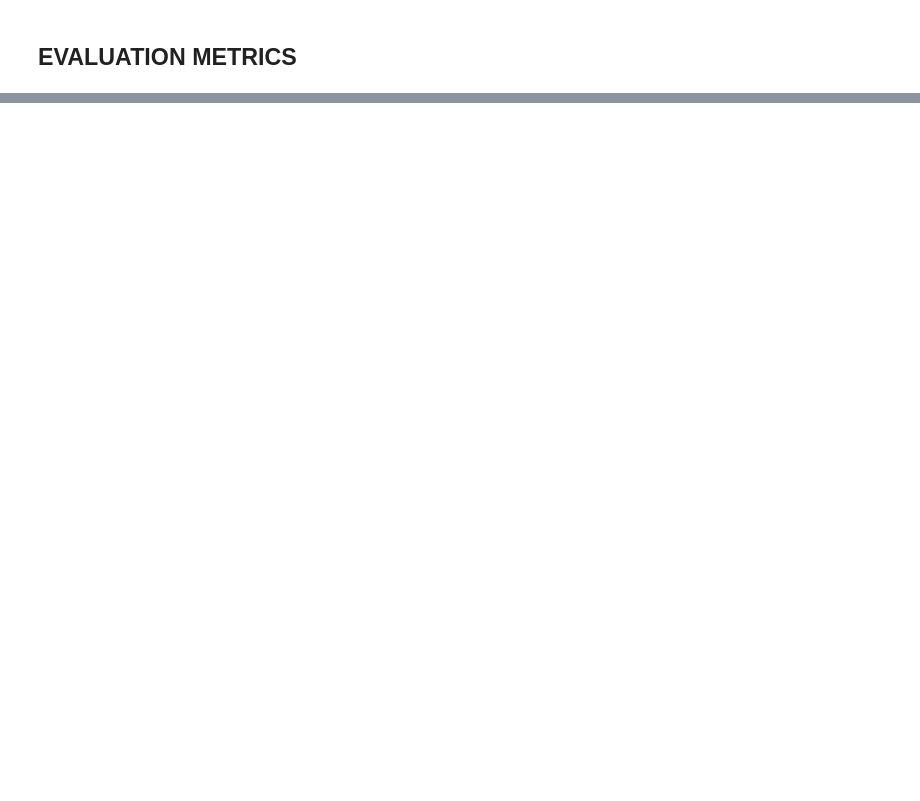
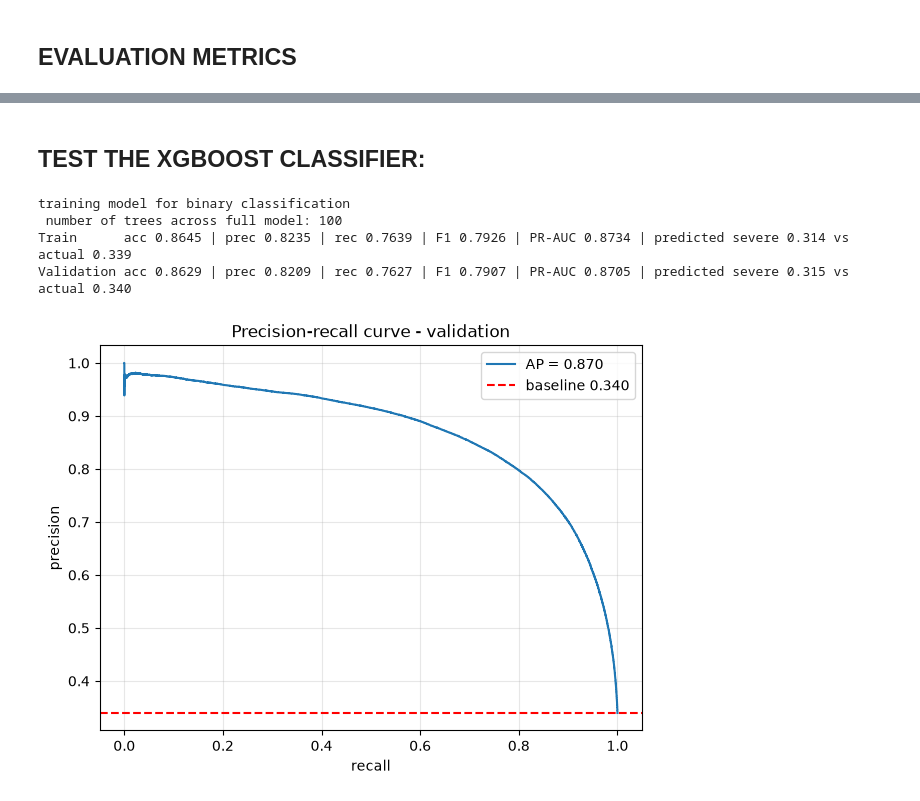
Before and after one commit to jag5m33/py_acc, a Jupyter notebook: notebooks/model.ipynb, the cells around one changed output, grey strips where cells are left out. Drawn from its saved outputs; the diff is of its cells as text; code cells hidden in the pictures; blank space fills up the shorter version.

```diff
--- a/notebooks/model.ipynb
+++ b/notebooks/model.ipynb
@@ -49,0 +123,17 @@ display(err.feature_importance(clf.model))
+# %% [markdown]
+## TEST THE XGBOOST CLASSIFIER:
+# %%
+xgb = xgb.Xgboost(x_train, y_train, x_val, y_val, x_test, y_test)
+# train on the xtrain and y_train values
+xgb.train()
+
+y_train_preds, train_prob, train_scores = xgb.evaluate_train()
+y_val_preds, val_prob, val_scores = xgb.validate()
+
+xgb_precision, xgb_recall, xgb_thresholds = xgb.plot_pr_curve(x_val, y_val)
+# %% [output]
+training model for binary classification
+ number of trees across full model: 100
+Train      acc 0.8645 | prec 0.8235 | rec 0.7639 | F1 0.7926 | PR-AUC 0.8734 | predicted severe 0.314 vs actual 0.339
+Validation acc 0.8629 | prec 0.8209 | rec 0.7627 | F1 0.7907 | PR-AUC 0.8705 | predicted severe 0.315 vs actual 0.340
+[figure, added]
```
Also changed, not shown: parts of 6 cells of this notebook.
